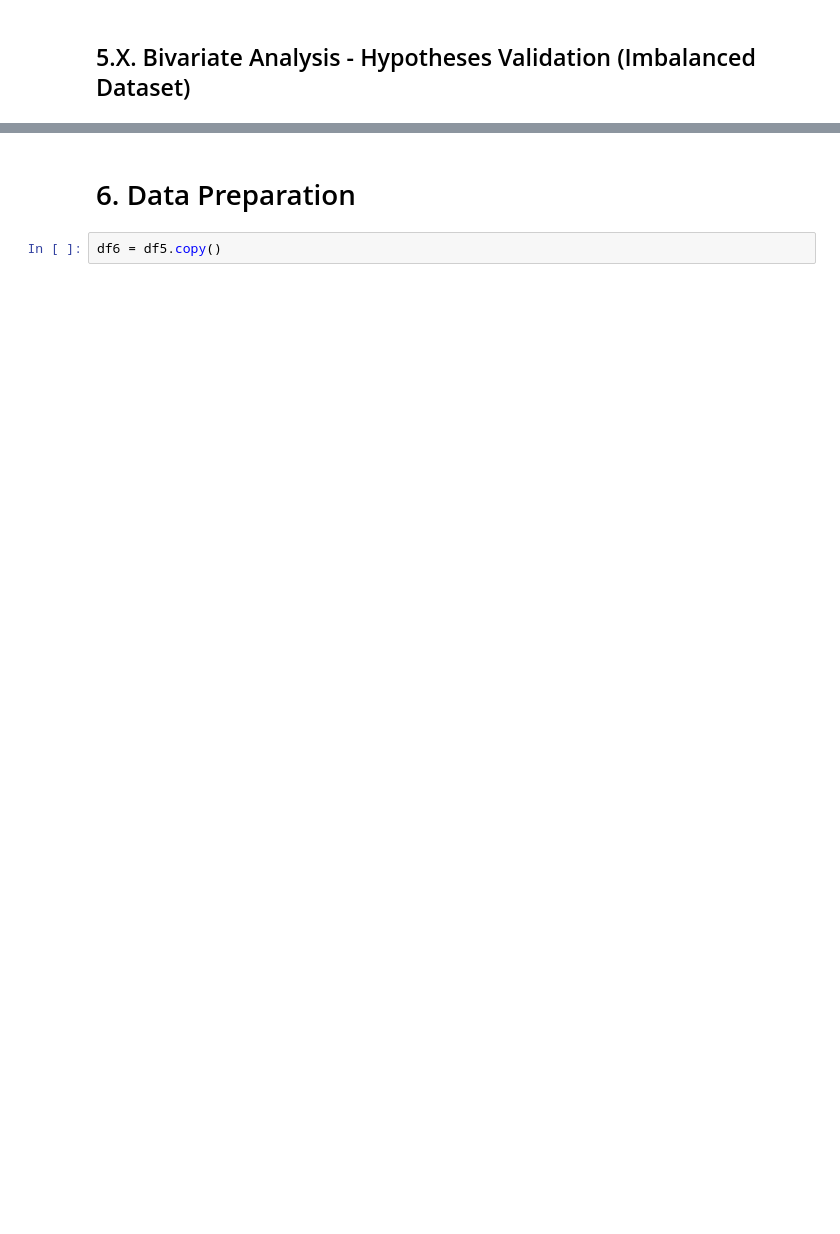
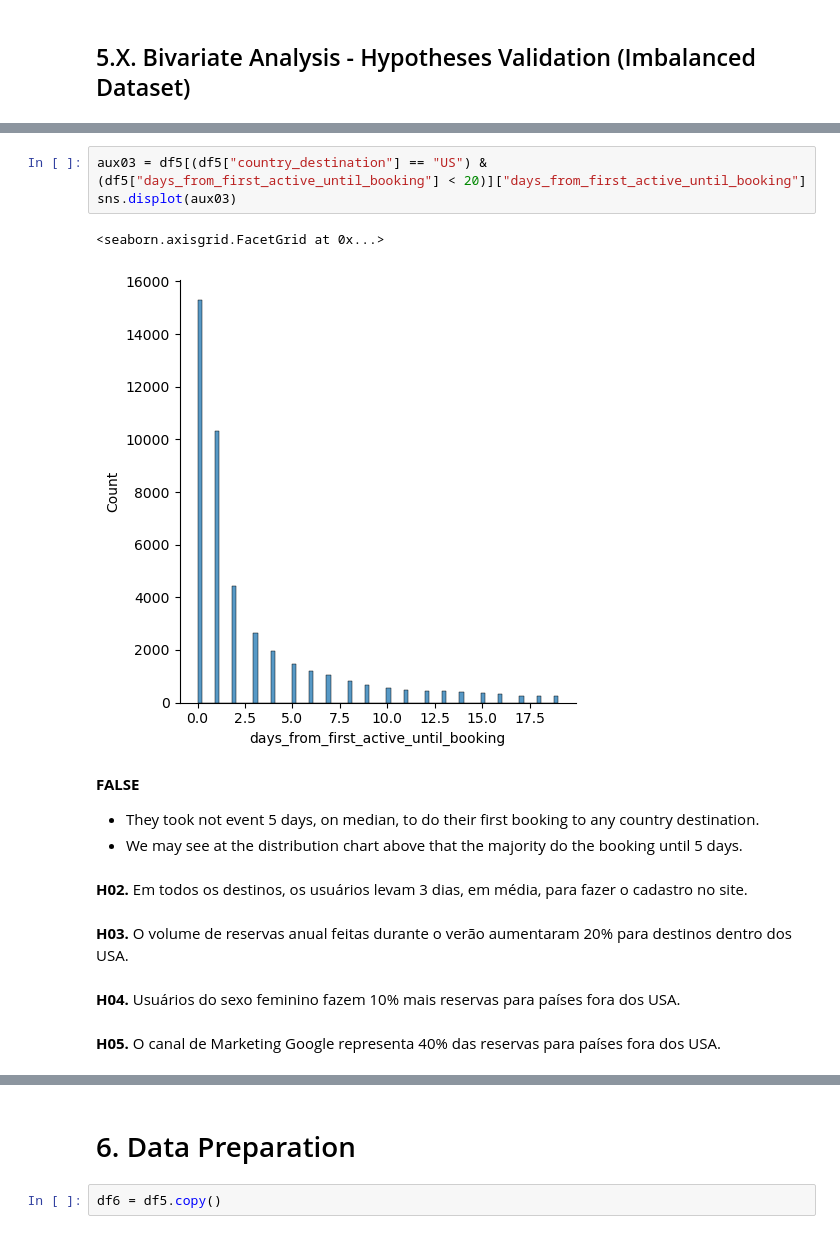
Before and after one commit to lucasquemelli/airbnb, a Jupyter notebook: airbnb.ipynb, the cells around one changed output, grey strips where cells are left out. Drawn from its saved outputs; the diff is of its cells as text; blank space fills up the shorter version.

```diff
--- a/airbnb.ipynb
+++ b/airbnb.ipynb
@@ -1172,0 +1188,19 @@ The high correlated variables are:
+# %%
+aux03 = df5[(df5["country_destination"] == "US") & (df5["days_from_first_active_until_booking"] < 20)]["days_from_first_active_until_booking"]
+sns.displot(aux03)
+# %% [output]
+<seaborn.axisgrid.FacetGrid at 0x...>
+[figure, added]
+# %% [markdown]
+**FALSE**
+
+- They took not event 5 days, on median, to do their first booking to any country destination.
+- We may see at the distribution chart above that the majority do the booking until 5 days.
+# %% [markdown]
+**H02.** Em todos os destinos, os usuários levam 3 dias, em média, para fazer o cadastro no site.
+# %% [markdown]
+**H03.** O volume de reservas anual feitas durante o verão aumentaram 20% para destinos dentro dos USA.
+# %% [markdown]
+**H04.** Usuários do sexo feminino fazem 10% mais reservas para países fora dos USA.
+# %% [markdown]
+**H05.** O canal de Marketing Google representa 40% das reservas para países fora dos USA.
```
Also changed, not shown: parts of 40 cells of this notebook.
